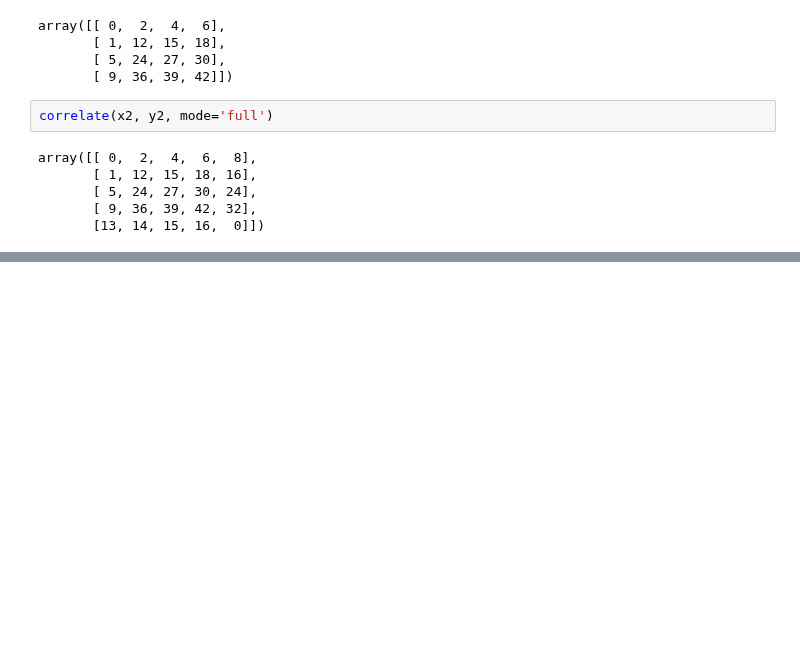
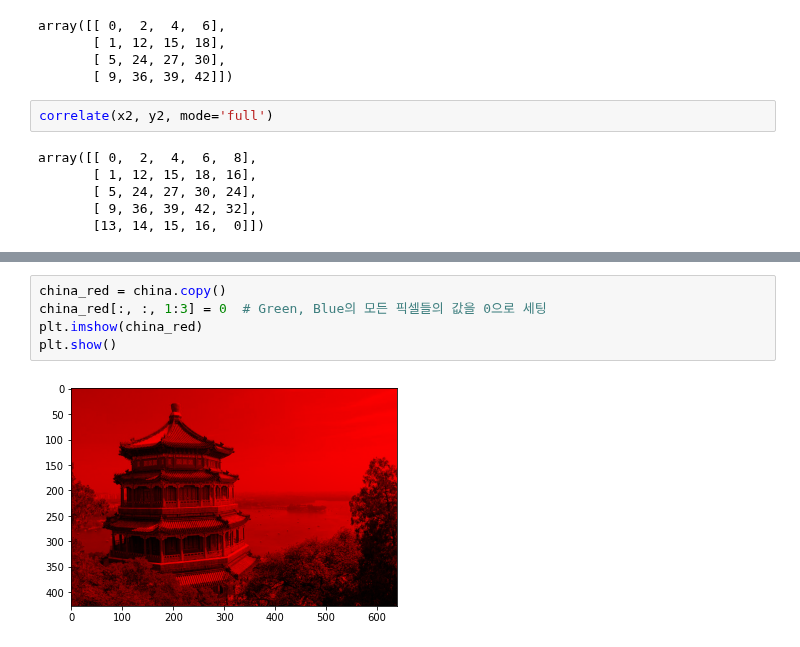
Before and after one commit to JakeOh/202011_itw_bd21, a Jupyter notebook: lab_ml/ml18_cnn.ipynb, the cells around one changed output, grey strips where cells are left out. Saved outputs shown, nothing was run; the diff lists cells and outputs as text; blank space fills up the shorter version.

```diff
--- a/lab_ml/ml18_cnn.ipynb
+++ b/lab_ml/ml18_cnn.ipynb
@@ -147,0 +179,7 @@ array([[ 0,  2,  4,  6,  8],
+# %%
+china_red = china.copy()
+china_red[:, :, 1:3] = 0  # Green, Blue의 모든 픽셀들의 값을 0으로 세팅
+plt.imshow(china_red)
+plt.show()
+# %% [output]
+[figure, added]
```
Also changed, not shown: parts of 11 cells of this notebook.
